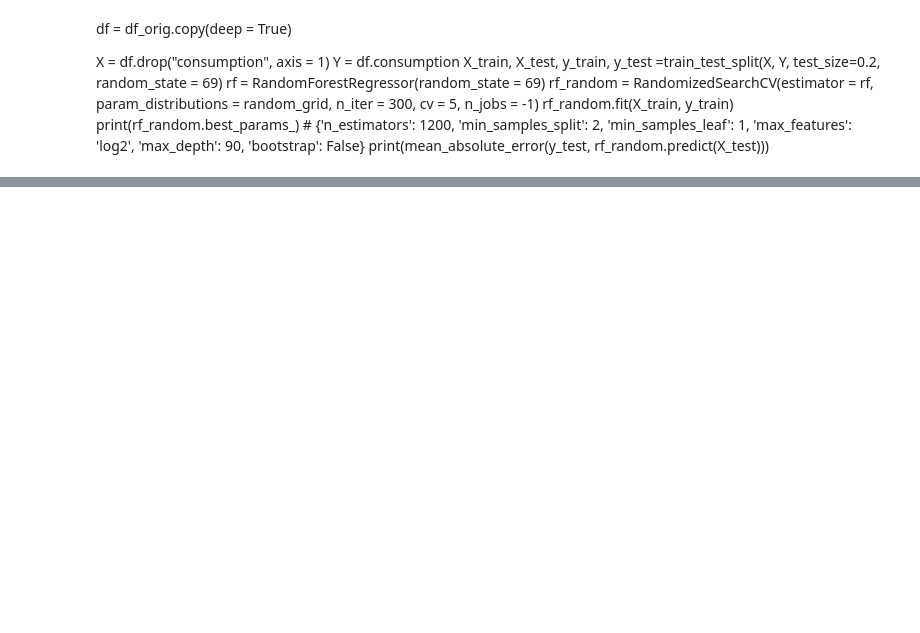
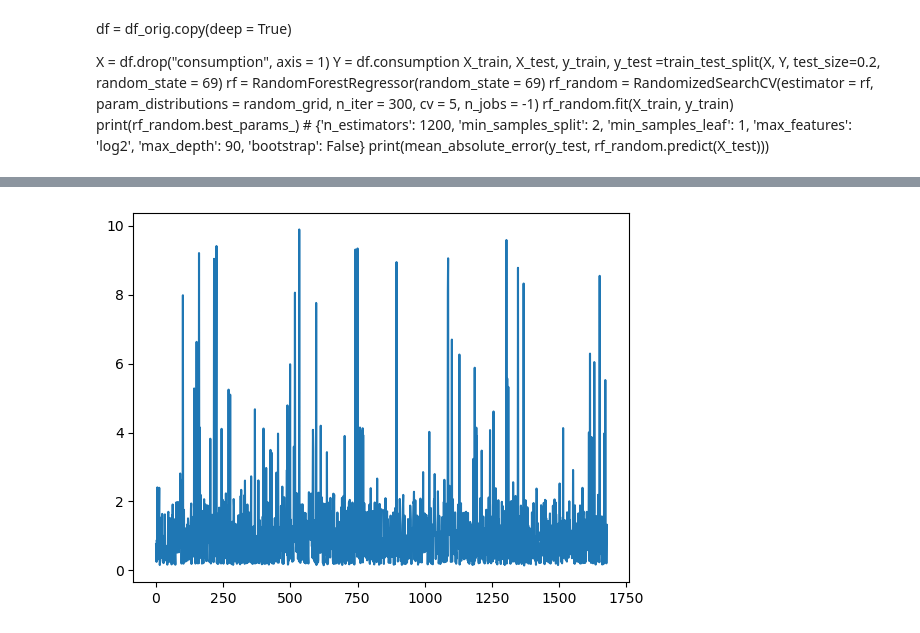
Before and after one commit to ukawaii/Sissejuhatus-andmeteadusesse---project, a Jupyter notebook: Projekt/Projekti energy models.ipynb, the cells around one changed output, grey strips where cells are left out. Drawn from its saved outputs; the diff is of its cells as text; code cells hidden in the pictures; blank space fills up the shorter version.

```diff
--- a/Projekt/Projekti energy models.ipynb
+++ b/Projekt/Projekti energy models.ipynb
@@ -218,6 +232,5 @@ df = df.drop("prcp", axis = 1)
 
 X = df.drop("consumption", axis = 1)
 Y = df.consumption
-X_train, X_test, y_train, y_test =train_test_split(X, Y, test_size=0.2, random_state = 69)
-calc(X_train, y_train, X_test, y_test)
+calc(X, Y)
 dropped.append("dwpt + prcp")
@@ -228,6 +243,5 @@ df = df.drop("dwpt", axis = 1)
 
 X = df.drop("consumption", axis = 1)
 Y = df.consumption
-X_train, X_test, y_train, y_test =train_test_split(X, Y, test_size=0.2, random_state = 69)
-calc(X_train, y_train, X_test, y_test)
+calc(X, Y)
 dropped.append("wspd + dwpt")
@@ -238,6 +254,5 @@ df = df.drop("prcp", axis = 1)
 
 X = df.drop("consumption", axis = 1)
 Y = df.consumption
-X_train, X_test, y_train, y_test =train_test_split(X, Y, test_size=0.2, random_state = 69)
-calc(X_train, y_train, X_test, y_test)
+calc(X, Y)
 dropped.append("wdir + prcp")
@@ -249,6 +266,5 @@ df = df.drop("dwpt", axis = 1)
 
 X = df.drop("consumption", axis = 1)
 Y = df.consumption
-X_train, X_test, y_train, y_test =train_test_split(X, Y, test_size=0.2, random_state = 69)
-calc(X_train, y_train, X_test, y_test)
+calc(X, Y)
 dropped.append("wdir + prcp + dwpt")
@@ -268,0 +313,6 @@ print(mean_absolute_error(y_test, rf_random.predict(X_test)))
+# %%
+y_test = y_test.reset_index(drop = True)
+plt.plot(y_test, label = "True")
+plt.show()
+# %% [output]
+[figure, added]
```
Also changed, not shown: parts of 20 cells of this notebook.
